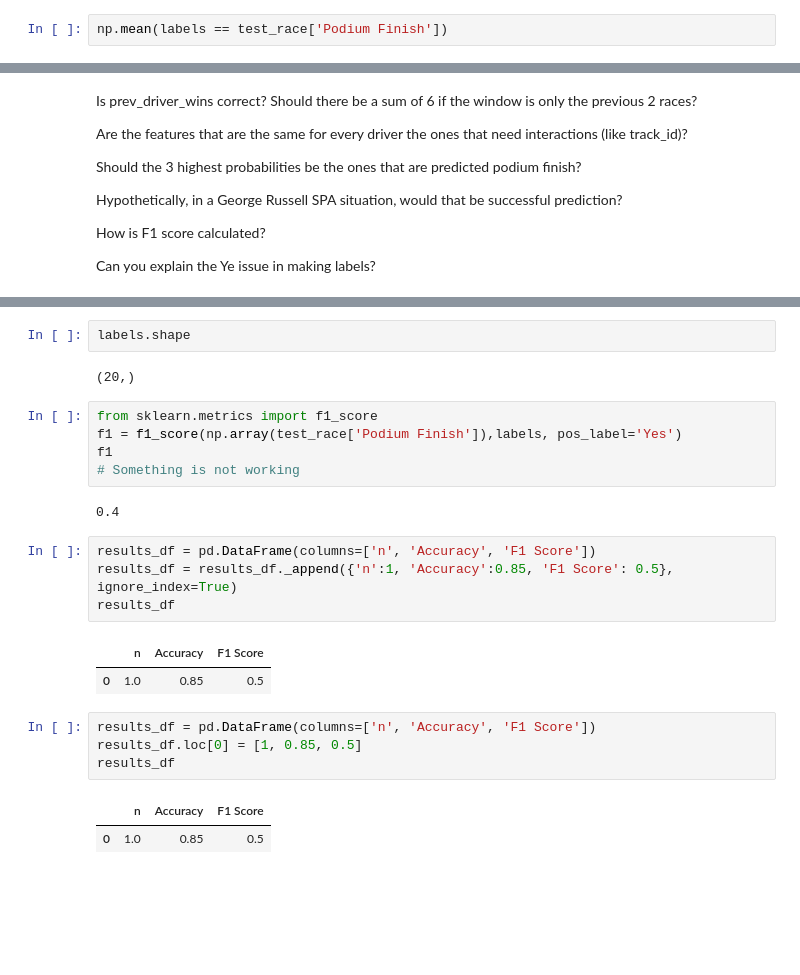
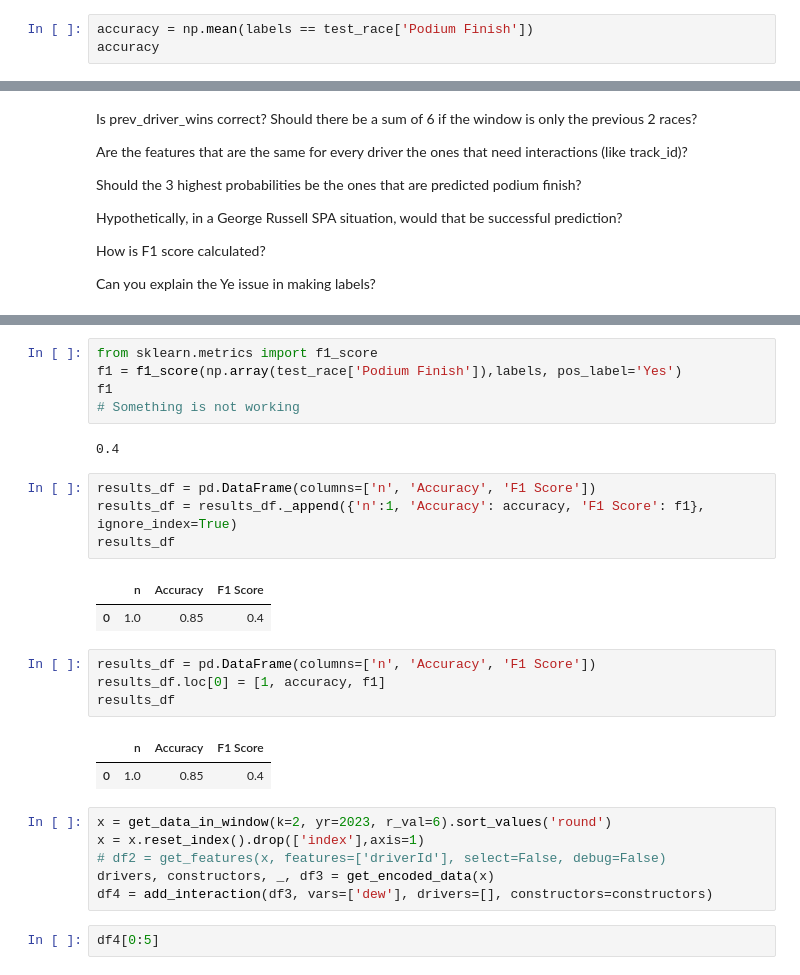
Before and after one commit to Yoshi234/f1-fanatasy-analysis, a Jupyter notebook: code/modeling/nick_learning.ipynb, the cells around one changed output, grey strips where cells are left out. Cells and saved outputs as stored; diff of their text form; blank space fills up the shorter version.

```diff
--- a/code/modeling/nick_learning.ipynb
+++ b/code/modeling/nick_learning.ipynb
@@ -934,7 +770,8 @@ confusion_table(labels, test_race['Podium Finish'])
 | No | 16 | 2 |
 | Yes | 1 | 1 |
 # %%
-np.mean(labels == test_race['Podium Finish'])
+accuracy = np.mean(labels == test_race['Podium Finish'])
+accuracy
 # %% [output]
 0.85
 # %% [markdown]
@@ -975,7 +789,3 @@ No
-# %%
-labels.shape
-# %% [output]
-(20,)
 # %%
 from sklearn.metrics import f1_score
 f1 = f1_score(np.array(test_race['Podium Finish']),labels, pos_label='Yes')
@@ -985,15 +795,23 @@ f1
 0.4
 # %%
 results_df = pd.DataFrame(columns=['n', 'Accuracy', 'F1 Score'])
-results_df = results_df._append({'n':1, 'Accuracy':0.85, 'F1 Score': 0.5}, ignore_index=True)
+results_df = results_df._append({'n':1, 'Accuracy': accuracy, 'F1 Score': f1}, ignore_index=True)
 results_df
 # %% [output]
 |  | n | Accuracy | F1 Score |
-| 0 | 1.0 | 0.85 | 0.5 |
+| 0 | 1.0 | 0.85 | 0.4 |
 # %%
 results_df = pd.DataFrame(columns=['n', 'Accuracy', 'F1 Score'])
-results_df.loc[0] = [1, 0.85, 0.5]
+results_df.loc[0] = [1, accuracy, f1]
 results_df
 # %% [output]
 |  | n | Accuracy | F1 Score |
-| 0 | 1.0 | 0.85 | 0.5 |
+| 0 | 1.0 | 0.85 | 0.4 |
+# %%
+x = get_data_in_window(k=2, yr=2023, r_val=6).sort_values('round')
+x = x.reset_index().drop(['index'],axis=1)
+# df2 = get_features(x, features=['driverId'], select=False, debug=False)
+drivers, constructors, _, df3 = get_encoded_data(x)
+df4 = add_interaction(df3, vars=['dew'], drivers=[], constructors=constructors)
+# %%
+df4[0:5]
```
Also changed, not shown: parts of 18 cells of this notebook.
